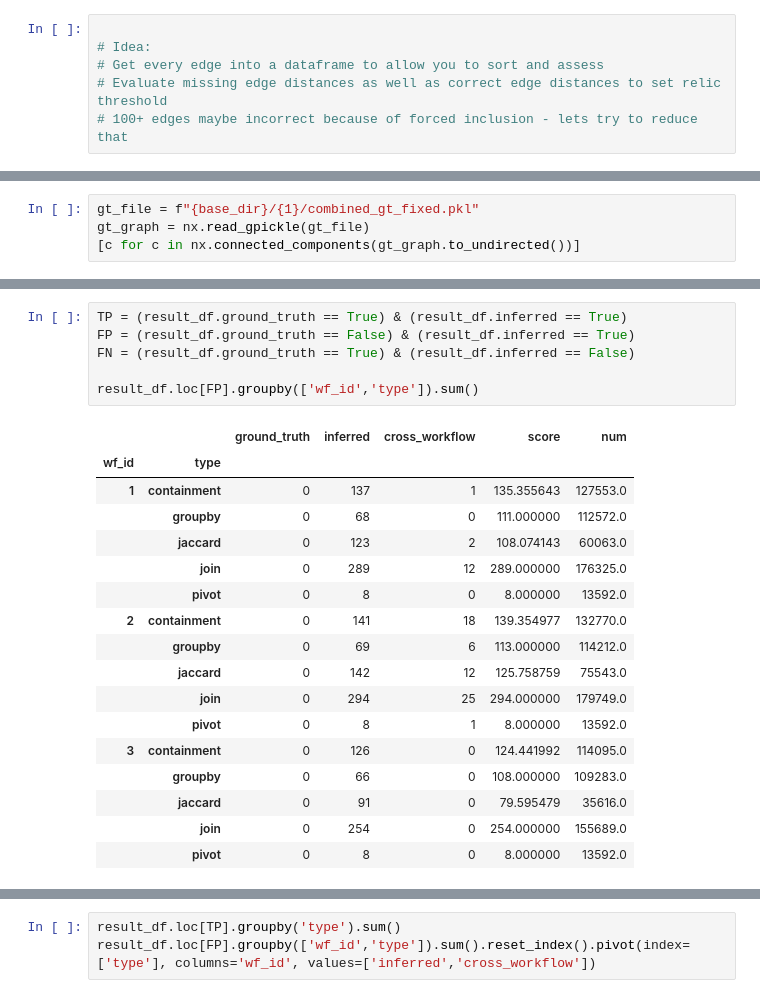
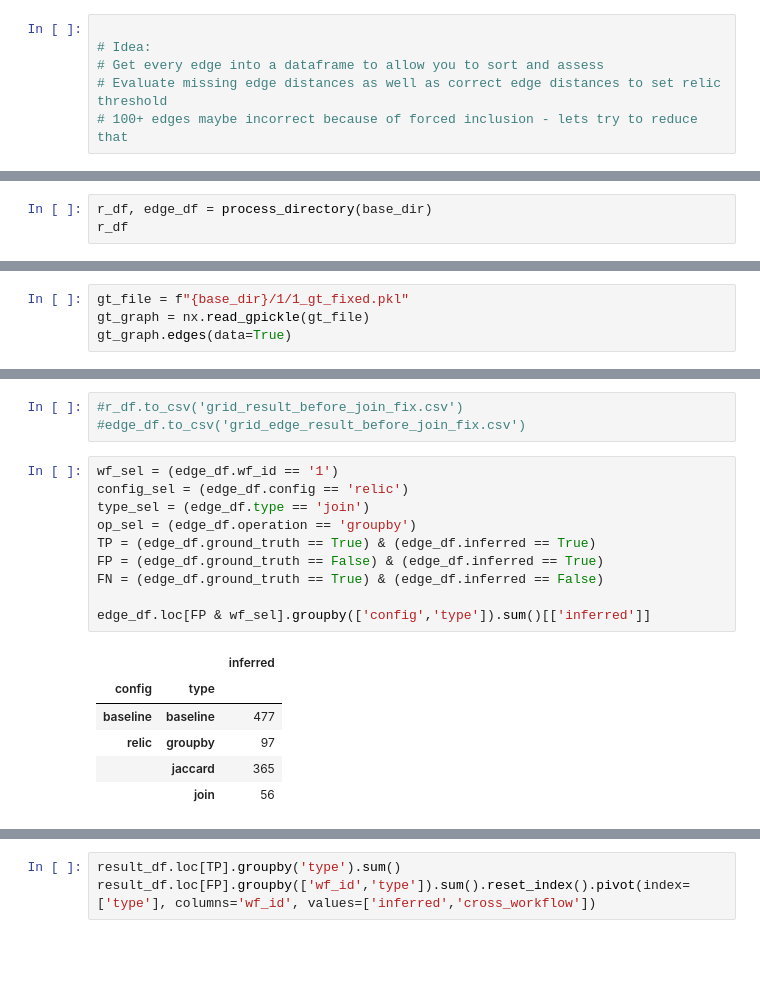
Before and after one commit to suhailrehman/relic, a Jupyter notebook: notebooks/MultiWorfklows.ipynb, the cells around one changed output, grey strips where cells are left out. Cells and saved outputs as stored; diff of their text form; blank space fills up the shorter version.

```diff
--- a/notebooks/MultiWorfklows.ipynb
+++ b/notebooks/MultiWorfklows.ipynb
@@ -56,0 +91,3 @@ Workflow 6, Nodes: 2452, Edges: 2352, Components 100
+# %%
+r_df, edge_df = process_directory(base_dir)
+r_df
@@ -56,0 +432,4 @@ Workflow 6, Nodes: 2452, Edges: 2352, Components 100
+# %%
+gt_file = f"{base_dir}/1/1_gt_fixed.pkl"
+gt_graph = nx.read_gpickle(gt_file)
+gt_graph.edges(data=True)
@@ -70,4 +467,0 @@ plt.savefig("mutiwf.pdf", bbox_inches='tight')
-# %%
-gt_file = f"{base_dir}/{1}/combined_gt_fixed.pkl"
-gt_graph = nx.read_gpickle(gt_file)
-[c for c in nx.connected_components(gt_graph.to_undirected())]
@@ -155,24 +522,20 @@ result_df
+# %%
+#r_df.to_csv('grid_result_before_join_fix.csv')
+#edge_df.to_csv('grid_edge_result_before_join_fix.csv')
 # %%
-TP = (result_df.ground_truth == True) & (result_df.inferred == True)
-FP = (result_df.ground_truth == False) & (result_df.inferred == True)
-FN = (result_df.ground_truth == True) & (result_df.inferred == False)
+wf_sel = (edge_df.wf_id == '1')
+config_sel = (edge_df.config == 'relic')
+type_sel = (edge_df.type == 'join')
+op_sel = (edge_df.operation == 'groupby')
+TP = (edge_df.ground_truth == True) & (edge_df.inferred == True)
+FP = (edge_df.ground_truth == False) & (edge_df.inferred == True)
+FN = (edge_df.ground_truth == True) & (edge_df.inferred == False)
 
-result_df.loc[FP].groupby(['wf_id','type']).sum()
+edge_df.loc[FP & wf_sel].groupby(['config','type']).sum()[['inferred']]
 # %% [output]
-|  |  | ground_truth | inferred | cross_workflow | score | num |
-| wf_id | type |  |  |  |  |  |
-| 1 | containment | 0 | 137 | 1 | 135.355643 | 127553.0 |
-|  | groupby | 0 | 68 | 0 | 111.000000 | 112572.0 |
-|  | jaccard | 0 | 123 | 2 | 108.074143 | 60063.0 |
-|  | join | 0 | 289 | 12 | 289.000000 | 176325.0 |
-|  | pivot | 0 | 8 | 0 | 8.000000 | 13592.0 |
-| 2 | containment | 0 | 141 | 18 | 139.354977 | 132770.0 |
-|  | groupby | 0 | 69 | 6 | 113.000000 | 114212.0 |
-|  | jaccard | 0 | 142 | 12 | 125.758759 | 75543.0 |
-|  | join | 0 | 294 | 25 | 294.000000 | 179749.0 |
-|  | pivot | 0 | 8 | 1 | 8.000000 | 13592.0 |
-| 3 | containment | 0 | 126 | 0 | 124.441992 | 114095.0 |
-|  | groupby | 0 | 66 | 0 | 108.000000 | 109283.0 |
-|  | jaccard | 0 | 91 | 0 | 79.595479 | 35616.0 |
-|  | join | 0 | 254 | 0 | 254.000000 | 155689.0 |
-|  | pivot | 0 | 8 | 0 | 8.000000 | 13592.0 |
+|  |  | inferred |
+| config | type |  |
+| baseline | baseline | 477 |
+| relic | groupby | 97 |
+|  | jaccard | 365 |
+|  | join | 56 |
```
Also changed, not shown: parts of 47 cells of this notebook, 18 other files.
